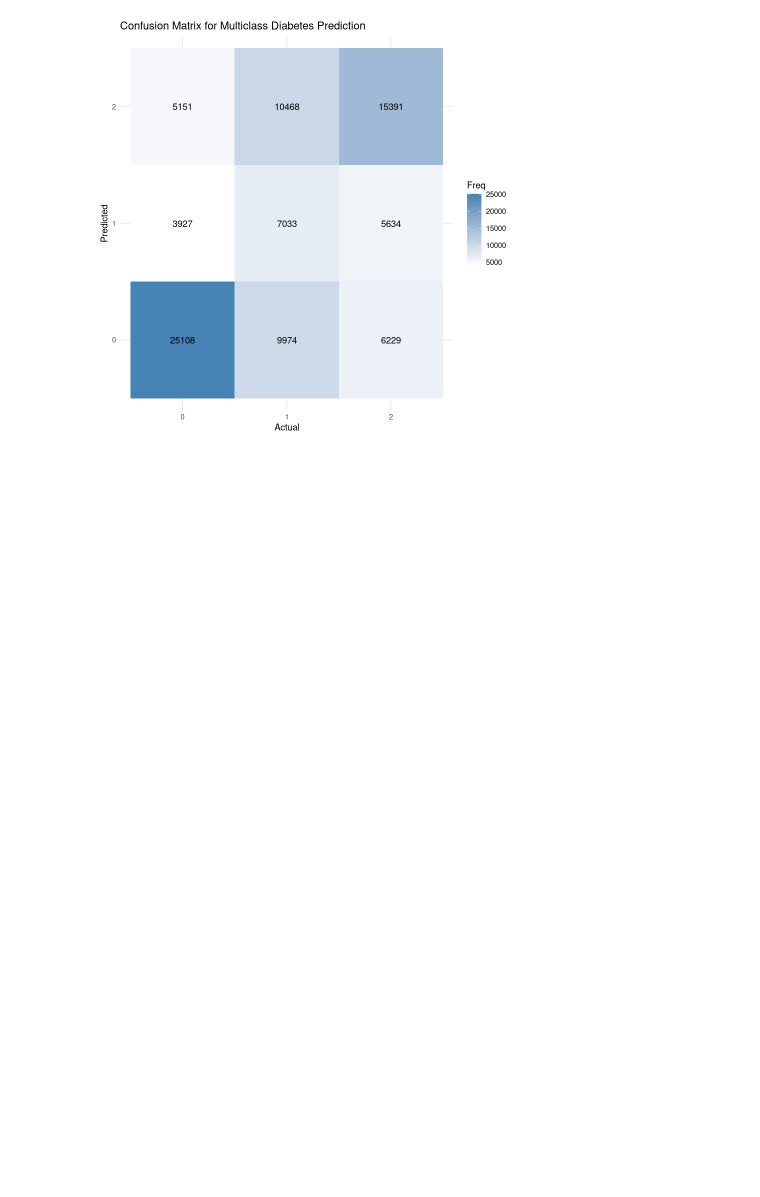
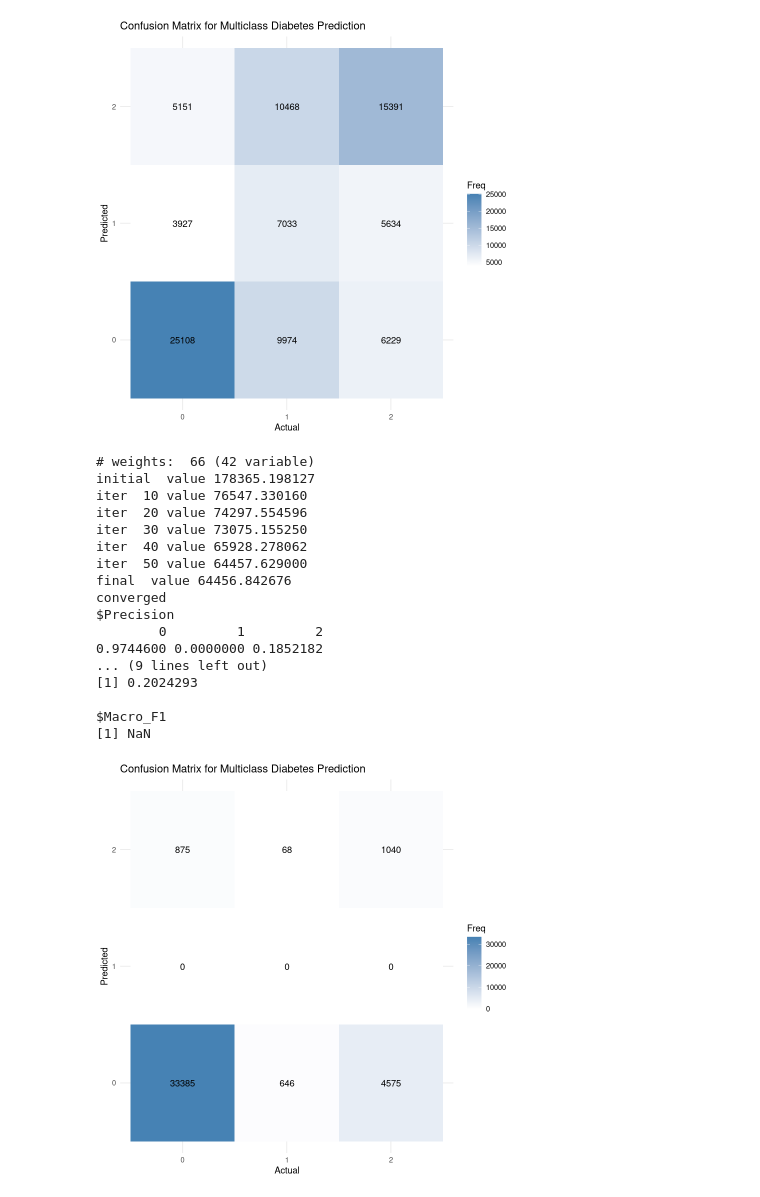
Before and after one commit to tandao0909/statistical-data-processing-project, a Jupyter notebook: model/logistic.ipynb, the cells around one changed output. Saved outputs shown, nothing was run; the diff lists cells and outputs as text; code cells hidden in the pictures; blank space fills up the shorter version.

```diff
--- a/model/logistic.ipynb
+++ b/model/logistic.ipynb
@@ -818,3 +818,80 @@ $Kappa
 $Macro_F1
 [1] 0.5138078
 [figure]
+# %%
+data = cleaned_data
+label = "diabetes_012"
+
+train_data <- train_test_split(data)$train_data
+test_data <- train_test_split(data)$test_data
+
+predictors <- names(data)[!names(data) %in%
+                               c("is_diabetes", "is_prediabetes", "is_no_diabetes", "diabetes_012")]
+
+formula <- as.formula(paste(label,"~", paste(predictors, collapse = " + ")))
+
+logistic_model <- multinom(formula, data = train_data, maxit=1500)
+# Get predictions
+predictions <- predict(logistic_model, newdata = test_data)
+
+# Create confusion matrix
+conf_matrix <- table(Predicted = predictions, Actual = test_data$diabetes_012)
+
+# Define evaluation function
+eval_metrics <- function(x) {
+    cc <- sum(diag(x))
+    sc <- sum(x)
+    pp <- colSums(x)
+    tt <- rowSums(x)
+
+    # Calculate metrics
+    prec <- diag(x)/colSums(x)
+    recall <- diag(x)/rowSums(x)
+    macro_prec <- mean(prec)
+    macro_recall <- mean(recall)
+    macro_f1 <- 2 * macro_prec * macro_recall/(macro_prec + macro_recall)
+    acc <- cc/sc
+    kap <- (cc * sc - sum(pp * tt))/(sc^2 - sum(pp * tt))
+
+    return(list(
+        Precision = prec,
+        Recall = recall,
+        Accuracy = acc,
+        Kappa = kap,
+        Macro_F1 = macro_f1
+    ))
+}
+
+# Calculate and display metrics
+metrics <- eval_metrics(conf_matrix)
+print(metrics)
+
+# Visualize confusion matrix
+conf_data <- as.data.frame(conf_matrix)
+ggplot(conf_data, aes(x = Actual, y = Predicted)) +
+    geom_tile(aes(fill = Freq)) +
+    geom_text(aes(label = Freq)) +
+    scale_fill_gradient(low = "white", high = "steelblue") +
+    theme_minimal() +
+    labs(title = "Confusion Matrix for Multiclass Diabetes Prediction",
+         x = "Actual",
+         y = "Predicted")
+# %% [output]
+# weights:  66 (42 variable)
+initial  value 178365.198127
+iter  10 value 76547.330160
+iter  20 value 74297.554596
+iter  30 value 73075.155250
+iter  40 value 65928.278062
+iter  50 value 64457.629000
+final  value 64456.842676
+converged
+$Precision
+        0         1         2
+0.9744600 0.0000000 0.1852182
+... (9 lines left out)
+[1] 0.2024293
+
+$Macro_F1
+[1] NaN
+[figure, added]
```
